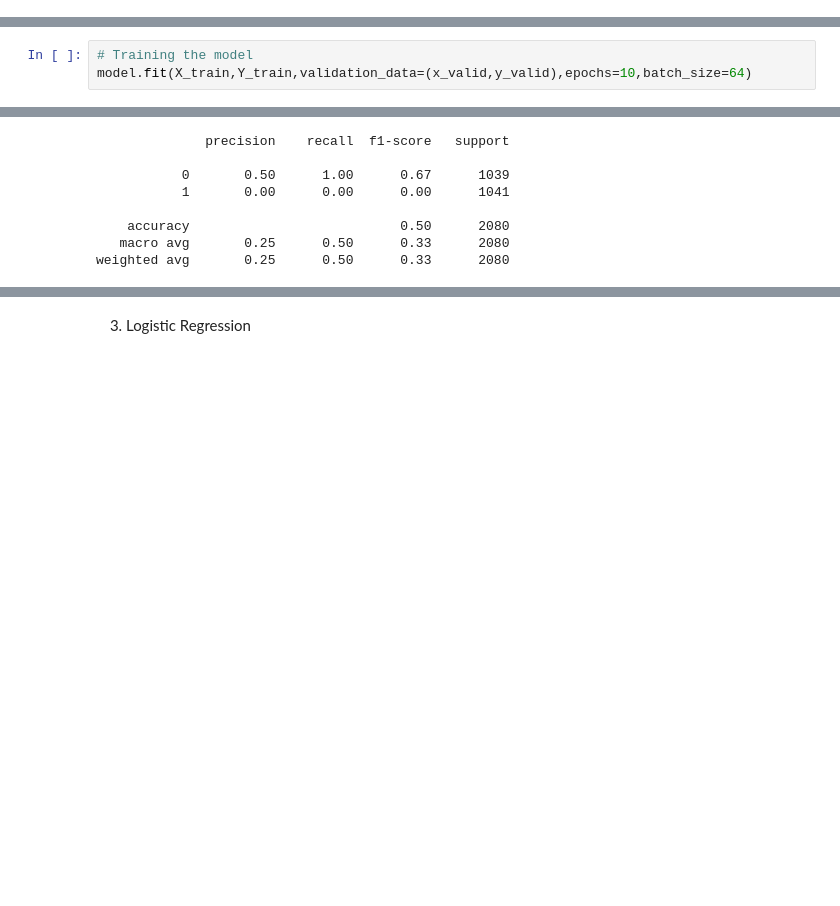
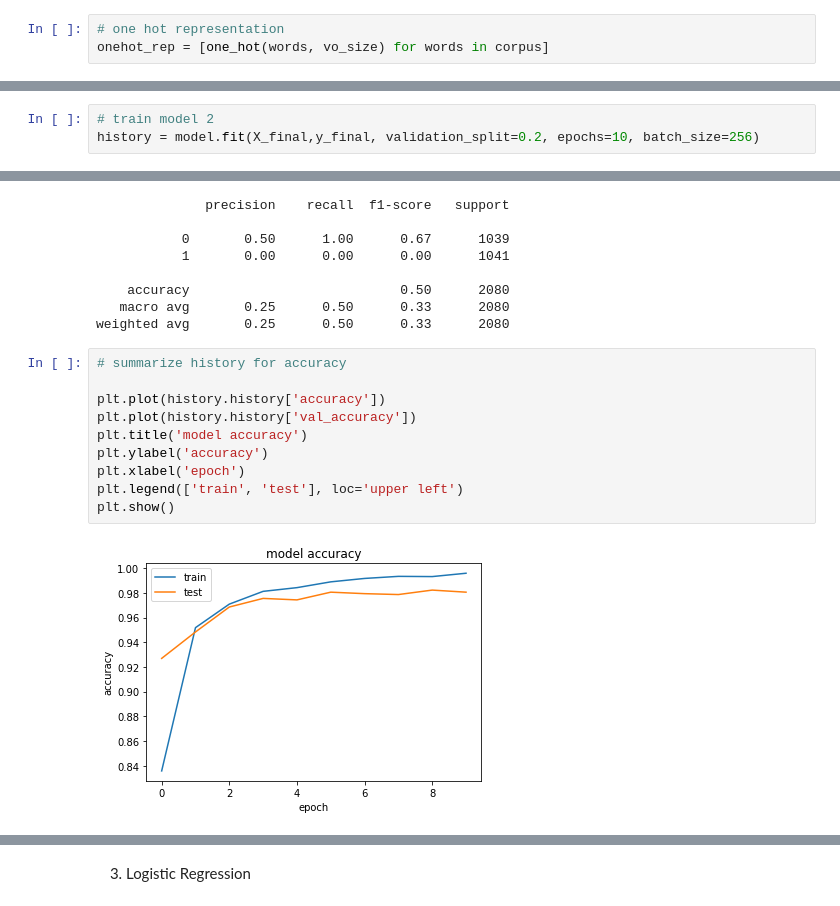
Before and after one commit to devashree1923/fake-news-datasets, a Jupyter notebook: FAKE_NEWS_DETECTION_PAPER.ipynb, the cells around one changed output, grey strips where cells are left out. Cells and saved outputs as stored; diff of their text form; blank space fills up the shorter version.

```diff
--- a/FAKE_NEWS_DETECTION_PAPER.ipynb
+++ b/FAKE_NEWS_DETECTION_PAPER.ipynb
@@ -165,3 +159,6 @@ one_hot_test[1]
+# %%
+# one hot representation
+onehot_rep = [one_hot(words, vo_size) for words in corpus]
 # %% [markdown]
 **Word Embedding**
 # %%
@@ -312,5 +301,5 @@ None
 # %%
-# Training the model
-model.fit(X_train,Y_train,validation_data=(x_valid,y_valid),epochs=10,batch_size=64)
+# train model 2
+history = model.fit(X_final,y_final, validation_split=0.2, epochs=10, batch_size=256)
 # %% [output]
 Epoch 1/10
@@ -348,3 +336,15 @@ print(cr)
     accuracy                           0.50      2080
    macro avg       0.25      0.50      0.33      2080
 weighted avg       0.25      0.50      0.33      2080
+# %%
+# summarize history for accuracy
+
+plt.plot(history.history['accuracy'])
+plt.plot(history.history['val_accuracy'])
+plt.title('model accuracy')
+plt.ylabel('accuracy')
+plt.xlabel('epoch')
+plt.legend(['train', 'test'], loc='upper left')
+plt.show()
+# %% [output]
+[figure, added]
```
Also changed, not shown: parts of 34 cells of this notebook.
